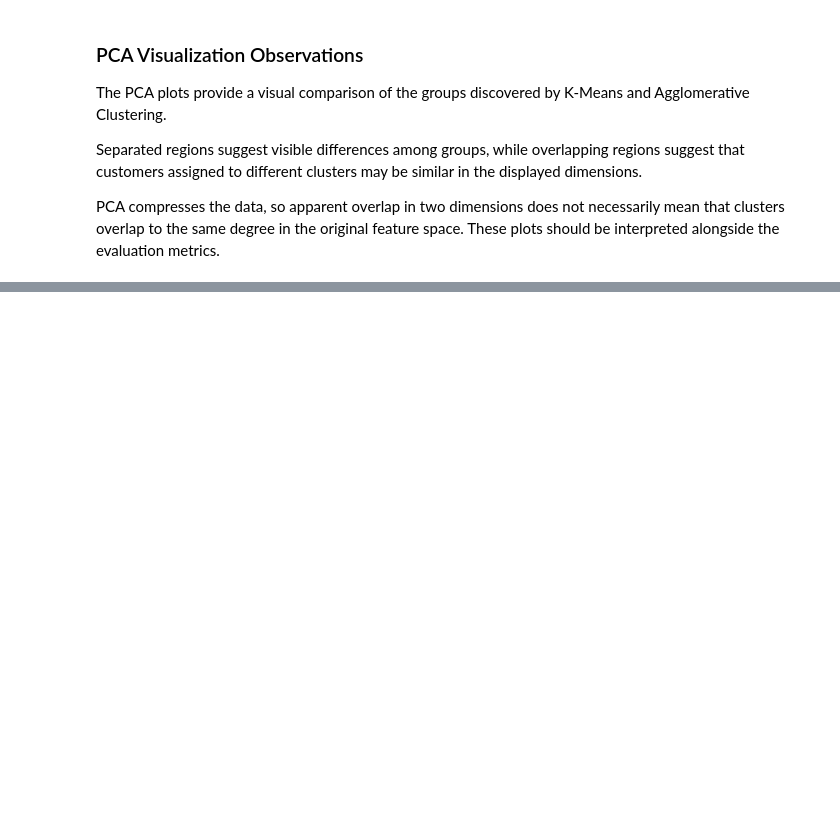
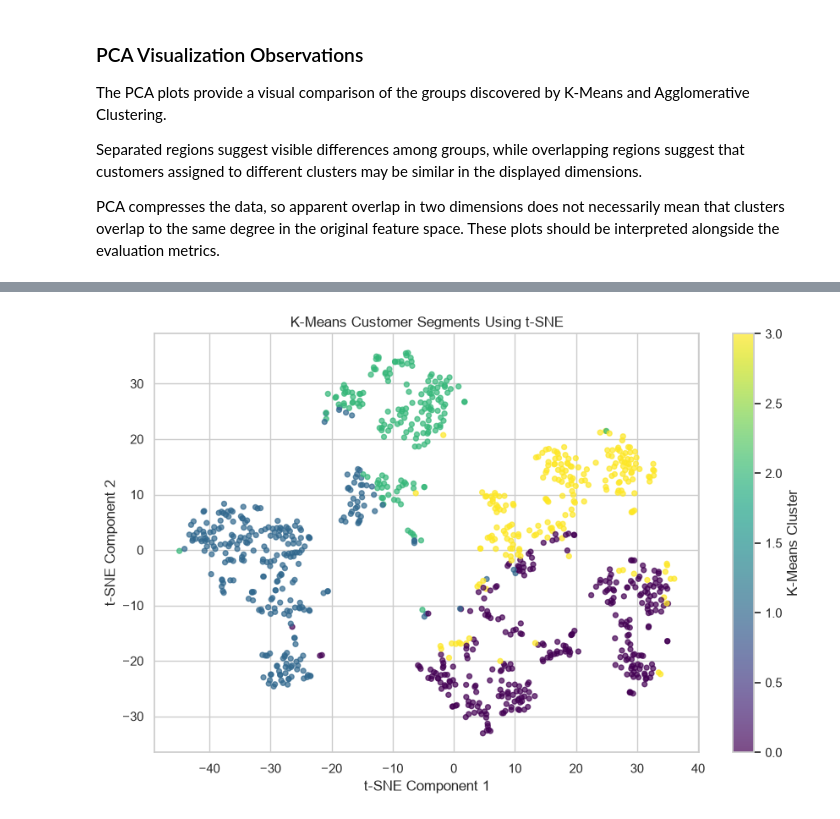
Before and after one commit to mith-sen/ML_Case_Study, a Jupyter notebook: notebooks/clustering.ipynb, the cells around one changed output, grey strips where cells are left out. Drawn from its saved outputs; the diff is of its cells as text; code cells hidden in the pictures; blank space fills up the shorter version.

Commit message:
Add t-SNE visualization for customer clusters

```diff
--- a/notebooks/clustering.ipynb
+++ b/notebooks/clustering.ipynb
@@ -623,0 +632,45 @@ PCA compresses the data, so apparent overlap in two dimensions does not necessar
+# %%
+tsne_size = min(1000, len(X_scaled))
+
+rng = np.random.default_rng(RANDOM_STATE)
+
+tsne_indices = np.sort(
+    rng.choice(
+        len(X_scaled),
+        size=tsne_size,
+        replace=False
+    )
+)
+
+X_tsne_input = X_scaled[tsne_indices]
+tsne_labels = kmeans_labels[tsne_indices]
+
+tsne = TSNE(
+    n_components=2,
+    perplexity=min(30, tsne_size - 1),
+    learning_rate="auto",
+    init="pca",
+    random_state=RANDOM_STATE
+)
+
+X_tsne = tsne.fit_transform(X_tsne_input)
+
+plt.figure(figsize=(9, 6))
+
+scatter = plt.scatter(
+    X_tsne[:, 0],
+    X_tsne[:, 1],
+    c=tsne_labels,
+    cmap="viridis",
+    s=18,
+    alpha=0.7
+)
+
+plt.colorbar(scatter, label="K-Means Cluster")
+plt.xlabel("t-SNE Component 1")
+plt.ylabel("t-SNE Component 2")
+plt.title("K-Means Customer Segments Using t-SNE")
+plt.tight_layout()
+plt.show()
+# %% [output]
+[figure, added]
```
Also changed, not shown: parts of 2 cells of this notebook.
